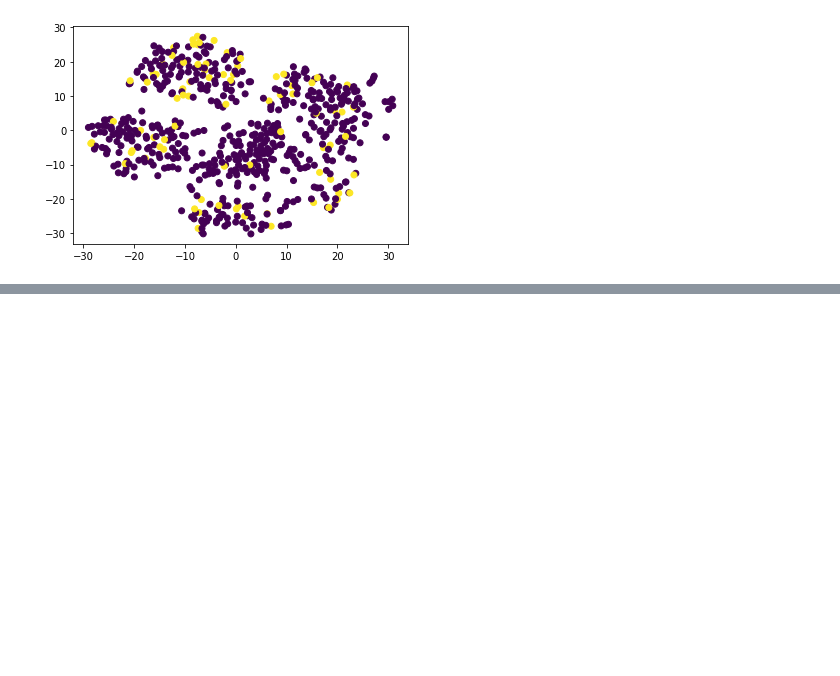
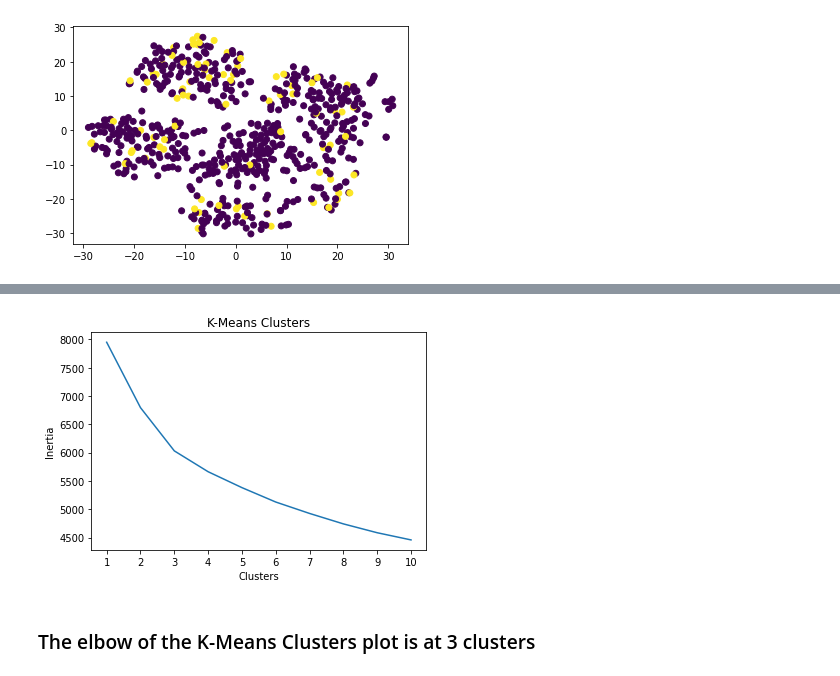
Before and after one commit to pradipraodeo/unsupervised-machine-learning, a Jupyter notebook: Unsupervised_Machine_Learning.ipynb, the cells around one changed output, grey strips where cells are left out. Cells and saved outputs as stored; diff of their text form; code cells hidden in the pictures; blank space fills up the shorter version.

```diff
--- a/Unsupervised_Machine_Learning.ipynb
+++ b/Unsupervised_Machine_Learning.ipynb
@@ -90,0 +93,14 @@ plt.show()
+# %%
+inertia = []
+k = list(range(1, 11))
+
+# Inertia of range of k-values
+for i in k:
+    km = KMeans(n_clusters=i, random_state=42)
+    km.fit(pca_transformed)
+    inertia.append(km.inertia_)
+# %%
+# DATA FOR ELBOW PLOT OF INERTIA
+inertia_plot = {"k": k, "inertia": inertia}
+df_elbow = pd.DataFrame(inertia_plot )
+df_elbow.head()
@@ -90,0 +114,12 @@ plt.show()
+# %%
+# elbow plot
+plt.plot(df_elbow["k"], inertia_plot ["inertia"])
+plt.xticks(range(1,11))
+plt.xlabel("Clusters")
+plt.ylabel("Inertia")
+plt.title("K-Means Clusters")
+plt.show()
+# %% [output]
+[figure, added]
+# %% [markdown]
+### The elbow of the K-Means Clusters plot is at 3 clusters
```
Also changed, not shown: parts of 3 cells of this notebook.
